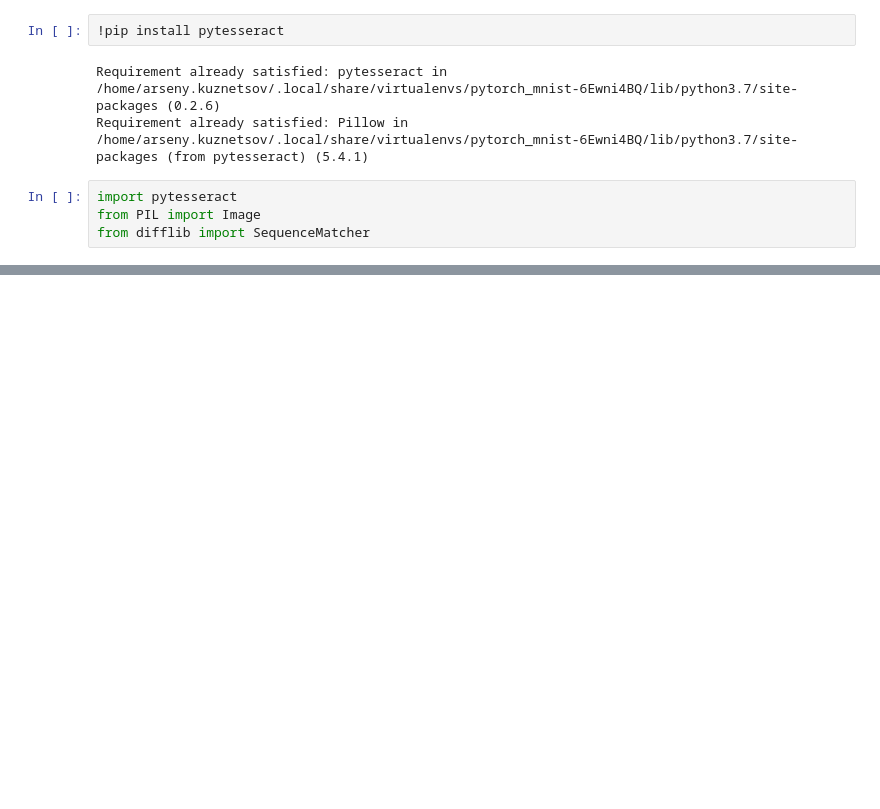
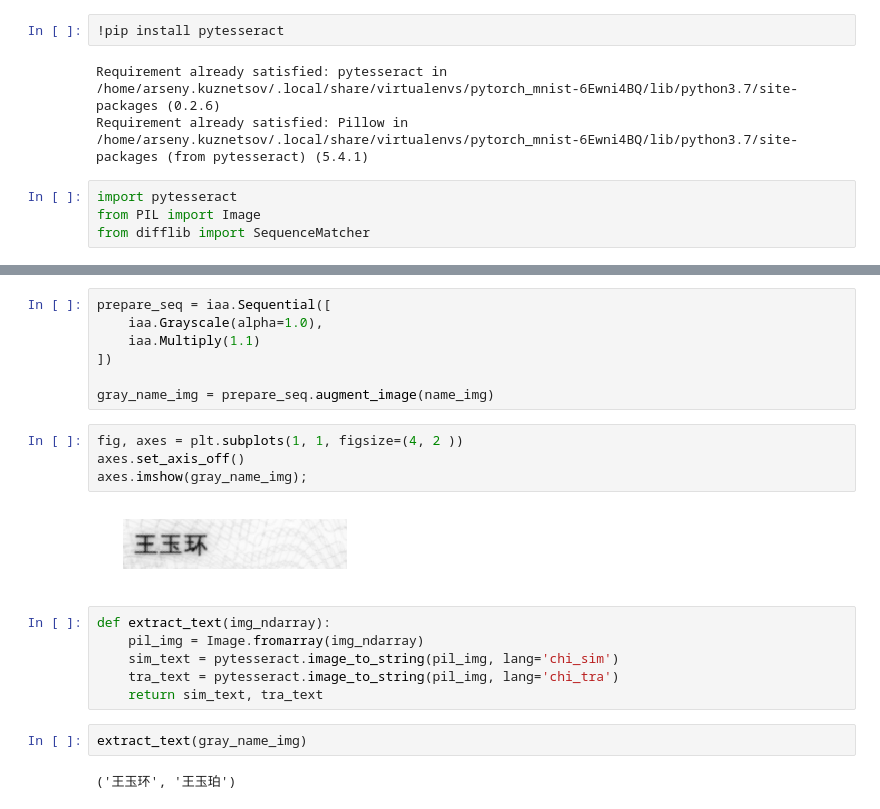
Before and after one commit to sdlm/pytorch_mnist, a Jupyter notebook: final_pipeline.ipynb, the cells around one changed output, grey strips where cells are left out. Saved outputs shown, nothing was run; the diff lists cells and outputs as text; blank space fills up the shorter version.

```diff
--- a/final_pipeline.ipynb
+++ b/final_pipeline.ipynb
@@ -237,0 +249,23 @@ TesseractError: (127, 'tesseract: symbol lookup error: tesseract: undefined symb
+# %%
+prepare_seq = iaa.Sequential([
+    iaa.Grayscale(alpha=1.0),
+    iaa.Multiply(1.1)
+])
+
+gray_name_img = prepare_seq.augment_image(name_img)
+# %%
+fig, axes = plt.subplots(1, 1, figsize=(4, 2 ))
+axes.set_axis_off()
+axes.imshow(gray_name_img);
+# %% [output]
+[figure, added]
+# %%
+def extract_text(img_ndarray):
+    pil_img = Image.fromarray(img_ndarray)
+    sim_text = pytesseract.image_to_string(pil_img, lang='chi_sim')
+    tra_text = pytesseract.image_to_string(pil_img, lang='chi_tra')
+    return sim_text, tra_text
+# %%
+extract_text(gray_name_img)
+# %% [output]
+('王玉环', '王玉珀')
```
Also changed, not shown: parts of 6 cells of this notebook.
